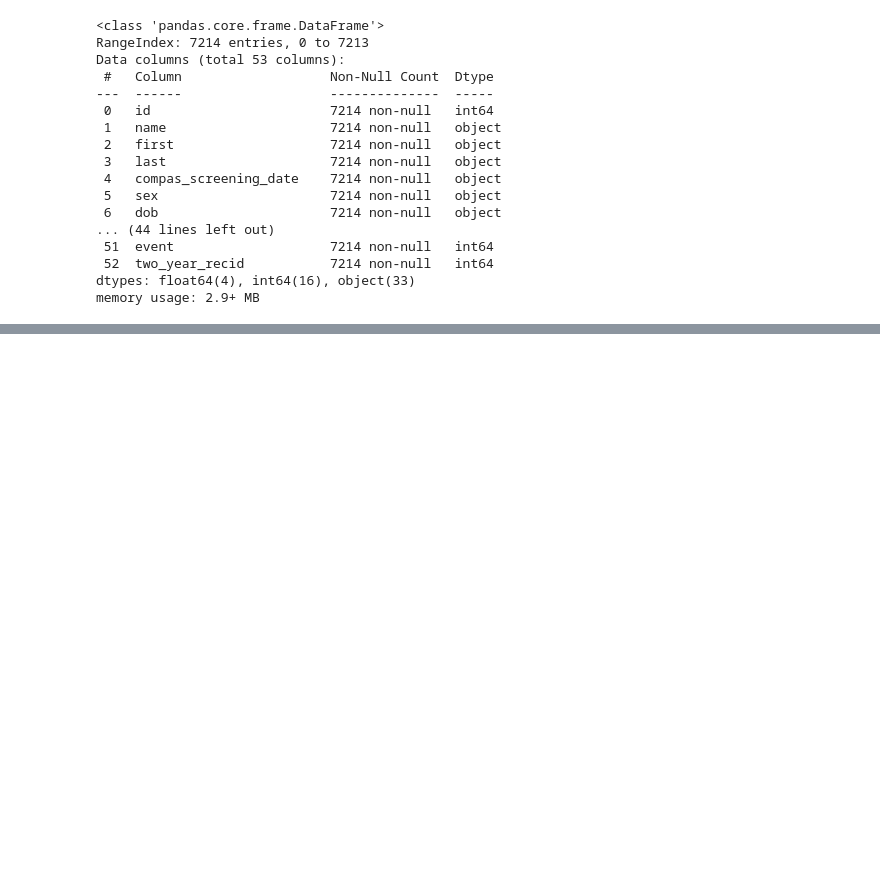
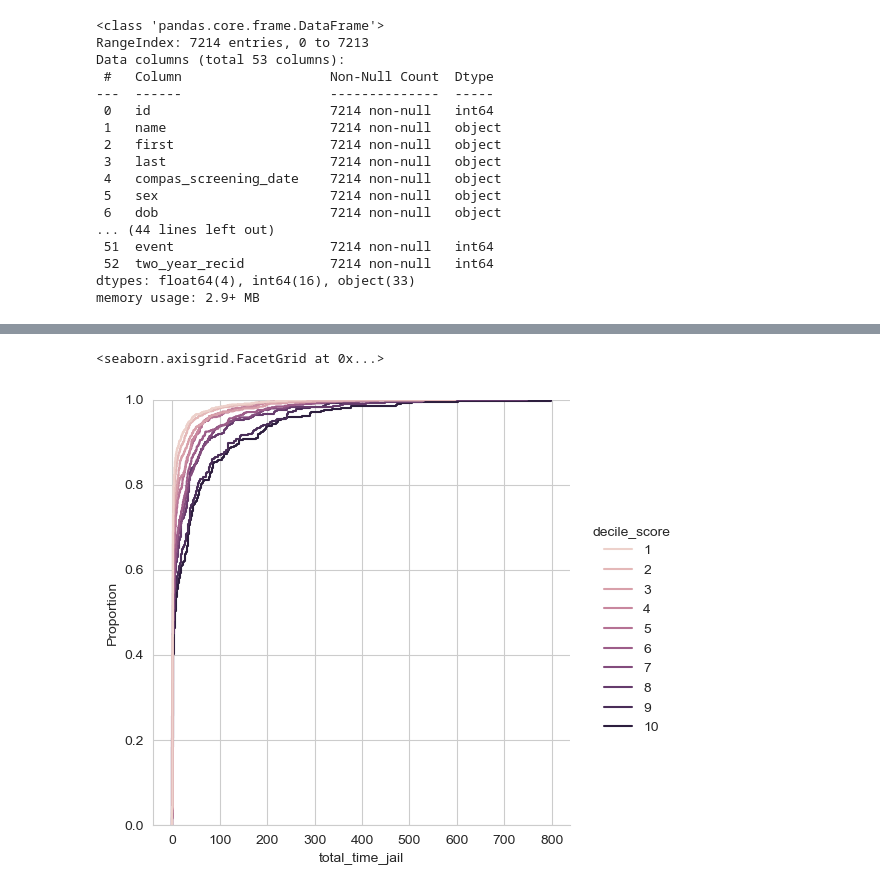
Before and after one commit to Threelivestoken/DataScience1, a Jupyter notebook: CodeTemplates/SeabornFundamentals.ipynb, the cells around one changed output, grey strips where cells are left out. Cells and saved outputs as stored; diff of their text form; code cells hidden in the pictures; blank space fills up the shorter version.

Commit message:
seabornFundamentals finsished

```diff
--- a/CodeTemplates/SeabornFundamentals.ipynb
+++ b/CodeTemplates/SeabornFundamentals.ipynb
@@ -42,5 +73,0 @@ sns.histplot(data=df,x='age',kde=True,bins=8)
-# %%
-df["c_jail_in"]=pd.to_datetime(df["c_jail_in"])
-df["c_jail_out"]=pd.to_datetime(df["c_jail_out"])
-df["c_jail_tot"]=df['c_jail_out']-df['c_jail_in']
-#sns.scatterplot(data=df,x='c_jail_tot',y='age')
@@ -47 +101,7 @@ df["c_jail_tot"]=df['c_jail_out']-df['c_jail_in']
+# %%
+sns.barplot(x="two_year_recid",y="total_time_jail")
+sns.displot(data=df, x="total_time_jail", hue="decile_score", kind = "ecdf")
+# %% [output]
+<seaborn.axisgrid.FacetGrid at 0x...>
+[figure, added]
 # %%
```
Also changed, not shown: parts of 31 cells of this notebook.
